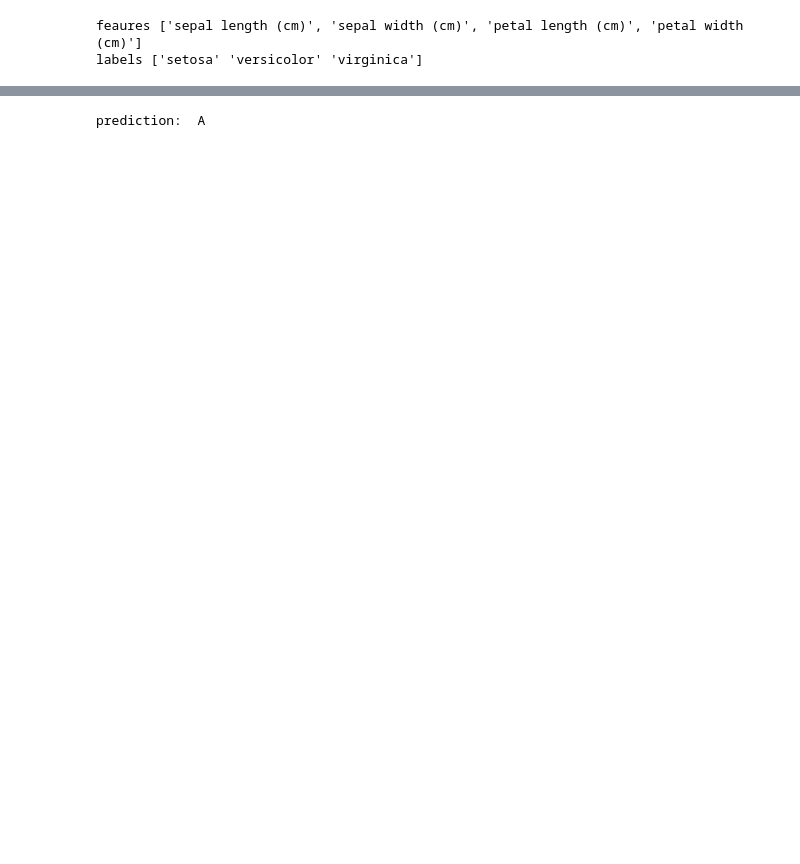
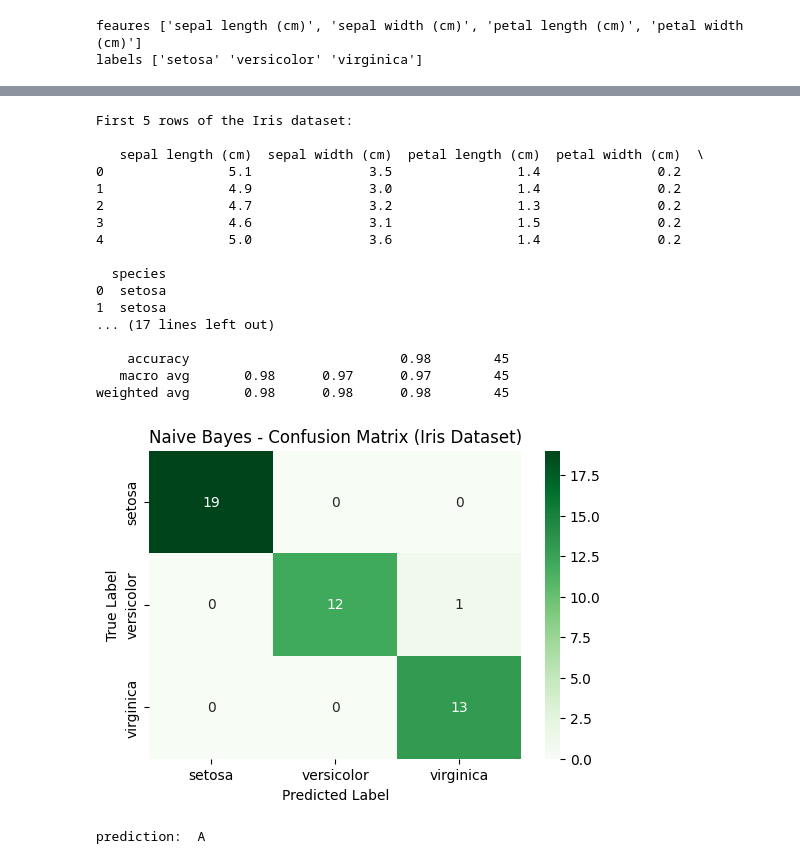
Before and after one commit to SHRAVAN-AMBEER/Machine-Learning-Lab, a Jupyter notebook: week6.ipynb, the cells around one changed output, grey strips where cells are left out. Saved outputs shown, nothing was run; the diff lists cells and outputs as text; code cells hidden in the pictures; blank space fills up the shorter version.

```diff
--- a/week6.ipynb
+++ b/week6.ipynb
@@ -78,3 +66,74 @@ Recall: 0.5647058823529412
+# %%
+# NAIVE BAYES CLASSIFICATION ON IRIS DATASET
+
+import numpy as np
+import pandas as pd
+import matplotlib.pyplot as plt
+import seaborn as sns
+from sklearn.datasets import load_iris
+from sklearn.model_selection import train_test_split
+from sklearn.naive_bayes import GaussianNB
+from sklearn.metrics import accuracy_score, confusion_matrix, classification_report
+
+# 1. Load the Iris dataset
+iris = load_iris()
+X = iris.data
+y = iris.target
+target_names = iris.target_names
+
+df = pd.DataFrame(X, columns=iris.feature_names)
+df['species'] = [target_names[i] for i in y]
+
+print("First 5 rows of the Iris dataset:\n")
+print(df.head())
+
+# 2. Split dataset into train and test sets
+X_train, X_test, y_train, y_test = train_test_split(X, y, test_size=0.3, random_state=42)
+
+# 3. Train the Naive Bayes model
+model = GaussianNB()
+model.fit(X_train, y_train)
+
+# 4. Make predictions
+y_pred = model.predict(X_test)
+
+# 5. Evaluate the model
+accuracy = accuracy_score(y_test, y_pred)
+cm = confusion_matrix(y_test, y_pred)
+
+print("\n Model Accuracy:", round(accuracy * 100, 2), "%")
+print("\nConfusion Matrix:\n", cm)
+print("\nClassification Report:\n", classification_report(y_test, y_pred, target_names=target_names))
+
+# ------------------------------------------------
+# 6. Visualize Confusion Matrix
+# ------------------------------------------------
+plt.figure(figsize=(6,4))
+sns.heatmap(cm, annot=True, cmap='Greens', fmt='d',
+            xticklabels=target_names, yticklabels=target_names)
+plt.title("Naive Bayes - Confusion Matrix (Iris Dataset)")
+plt.xlabel("Predicted Label")
+plt.ylabel("True Label")
+plt.show()
+# %% [output]
+First 5 rows of the Iris dataset:
+
+   sepal length (cm)  sepal width (cm)  petal length (cm)  petal width (cm)  \
+0                5.1               3.5                1.4               0.2
+1                4.9               3.0                1.4               0.2
+2                4.7               3.2                1.3               0.2
+3                4.6               3.1                1.5               0.2
+4                5.0               3.6                1.4               0.2
+
+  species
+0  setosa
+1  setosa
+... (17 lines left out)
+
+    accuracy                           0.98        45
+   macro avg       0.98      0.97      0.97        45
+weighted avg       0.98      0.98      0.98        45
+[figure, added]
 # %%
 import numpy as np
 from collections import Counter
```
Also changed, not shown: parts of 4 cells of this notebook.
